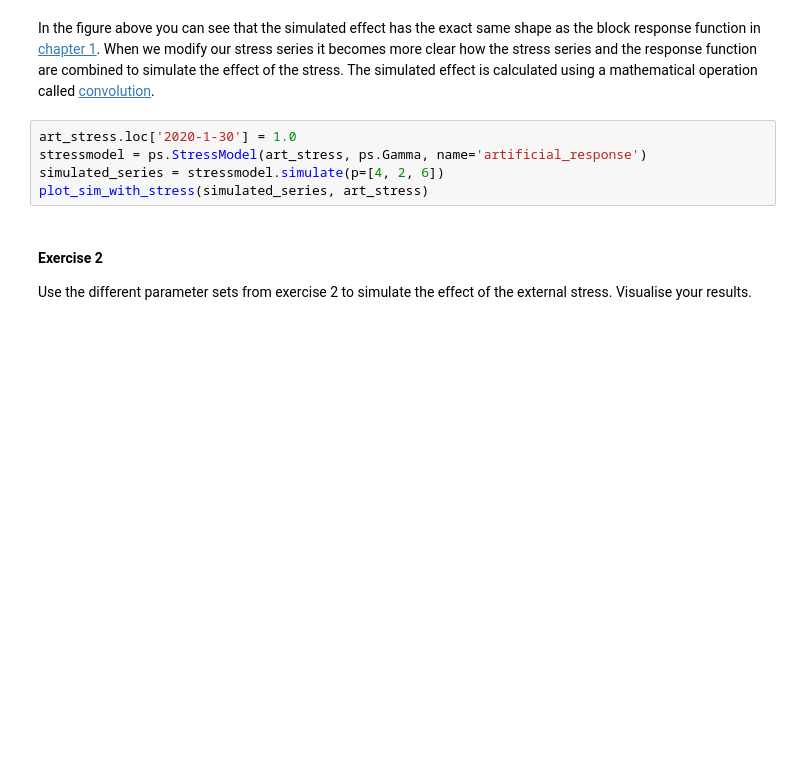
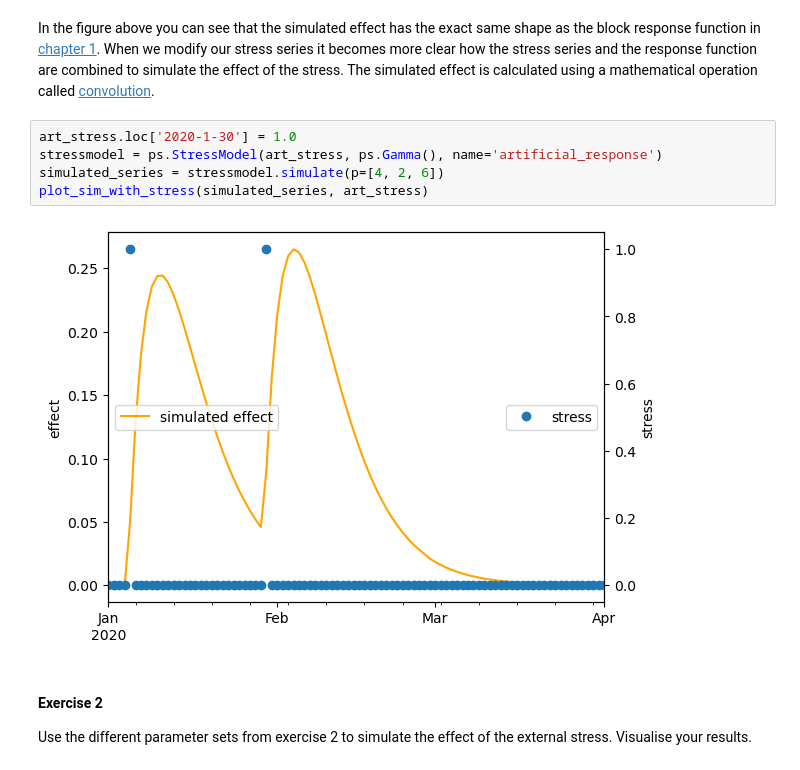
Before and after one commit to MAMBA-python/course-material, a Jupyter notebook: Exercise_notebooks/On_topic/19_pastas/3_stressmodels.ipynb, the cells around one changed output. Drawn from its saved outputs; the diff is of its cells as text; blank space fills up the shorter version.

```diff
--- a/Exercise_notebooks/On_topic/19_pastas/3_stressmodels.ipynb
+++ b/Exercise_notebooks/On_topic/19_pastas/3_stressmodels.ipynb
@@ -71,9 +89,11 @@ plot_sim_with_stress(simulated_series, art_stress)
 In the figure above you can see that the simulated effect has the exact same shape as the block response function in [chapter 1](#response). When we modify our stress series it becomes more clear how the stress series and the response function are combined to simulate the effect of the stress. The simulated effect is calculated using a mathematical operation called [convolution](https://en.wikipedia.org/wiki/Convolution).
 # %%
 art_stress.loc['2020-1-30'] = 1.0
-stressmodel = ps.StressModel(art_stress, ps.Gamma, name='artificial_response')
+stressmodel = ps.StressModel(art_stress, ps.Gamma(), name='artificial_response')
 simulated_series = stressmodel.simulate(p=[4, 2, 6])
 plot_sim_with_stress(simulated_series, art_stress)
+# %% [output]
+[figure, added]
 # %% [markdown]
 #### Exercise 2<a name="ex2"></a>
 
```
Also changed, not shown: parts of 16 cells of this notebook.
